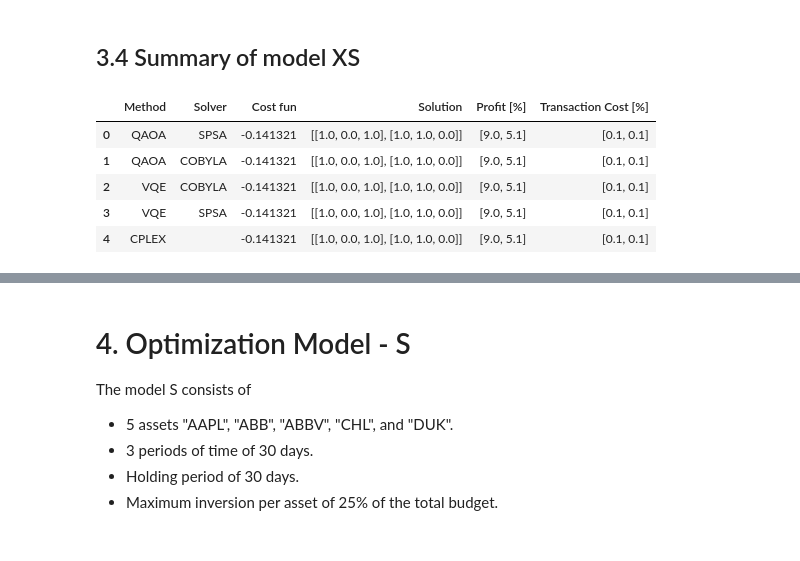
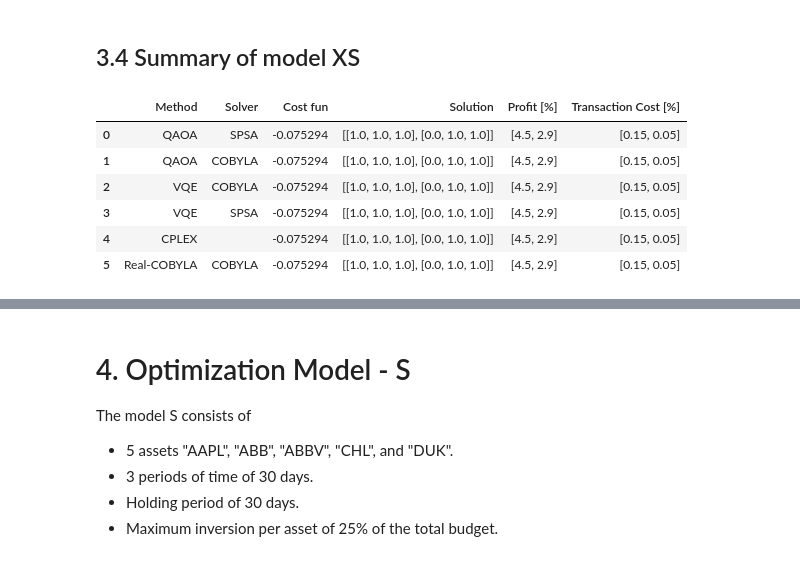
Before and after one commit to alejomonbar/Quantum-Counselor-for-Portfolio-Investment, a Jupyter notebook: Portfolio-Optimization.ipynb, the cells around one changed output, grey strips where cells are left out. Cells and saved outputs as stored; diff of their text form; code cells hidden in the pictures.

```diff
--- a/Portfolio-Optimization.ipynb
+++ b/Portfolio-Optimization.ipynb
@@ -260,8 +240,8 @@ xs["QAOA"]["COBYLA"] = Optimization_QAOA(xs["qubo"], reps=1, optimizer=COBYLA(ma
 **WARNING** Running the code below execute the problem on real hardware.
 </div>
 # %%
-xs["QAOA"]["Real-COBYLA"] = Optimization_QAOA(xs["qubo"], reps=1, optimizer=COBYLA(maxiter=1),
-                                                        provider=provider, backend=provider.get_backend("ibmq_qasm_simulator"))
+xs["QAOA"]["Real-COBYLA"] = Optimization_QAOA(xs["qubo"], reps=1, optimizer=COBYLA(maxiter=50),
+                                                        provider=provider_7, backend=provider_7.get_backend("ibmq_jakarta"))
 # %% [markdown]
 ## 3.2 VQE Solution using SPSA and SLSQP
 # %%
@@ -279,8 +259,8 @@ xs["VQE"]["SPSA"] = Optimization_VQE(xs["qubo"], ansatz=xs["ansatz"], optimizer=
 **WARNING** Running the code below execute the problem on real hardware.
 </div>
 # %%
-xs["VQE"]["Real-COBYLA"] = Optimization_VQE(xs["qubo"], ansatz=xs["ansatz"], optimizer=COBYLA(maxiter=5),
-                                             provider=provider_7, backend=backend_7)
+xs["VQE"]["Real-COBYLA"] = Optimization_VQE(xs["qubo"], ansatz=xs["ansatz"], optimizer=COBYLA(maxiter=1),
+                                             provider=provider_7, backend=provider_7.get_backend("ibmq_jakarta"))
 # %% [markdown]
 ## 3.3 Solution using CPLEX
 # %%
@@ -294,18 +274,19 @@ np.save(f"./Data/{user}/xs.npy", xs)
 # %%
 method = ["QAOA", "VQE"]
 solver = ["COBYLA", "SPSA"]
-xs_sol = [xs[met][sol][0].x.reshape(xs["periods"],-1) for met in method for sol in solver] + [xs["CPLEX"].x.reshape(xs["periods"],-1)]
-pd.DataFrame({"Method":["QAOA","QAOA", "VQE", "VQE", "CPLEX"],
-              "Solver":["SPSA", "COBYLA","COBYLA", "SPSA",""],
-              "Cost fun":[xs[met][sol][0].fval for met in method for sol in solver] + [xs["CPLEX"].fval],
+xs_sol = [xs[met][sol][0].x.reshape(xs["periods"],-1) for met in method for sol in solver] + [xs["CPLEX"].x.reshape(xs["periods"],-1)]+[xs["QAOA"]["Real-COBYLA"][0].x.reshape(xs["periods"],-1)]
+pd.DataFrame({"Method":["QAOA","QAOA", "VQE", "VQE", "CPLEX", "Real-COBYLA"],
+              "Solver":["SPSA", "COBYLA","COBYLA", "SPSA","", "COBYLA"],
+              "Cost fun":[xs[met][sol][0].fval for met in method for sol in solver] + [xs["CPLEX"].fval]+[xs["QAOA"]["Real-COBYLA"][0].fval],
               "Solution":xs_sol,
               "Profit [%]":[np.round(100*profits(_, xs["mu"], xs["lambda"], xs["periods"], xs["max_investment"]), 1) for _ in xs_sol],
               "Transaction Cost [%]":[100*transaction_costs(_, xs["lambda"], xs["periods"], xs["max_investment"]) for _ in xs_sol]
              })
 # %% [output]
 |  | Method | Solver | Cost fun | Solution | Profit [%] | Transaction Cost [%] |
-| 0 | QAOA | SPSA | -0.141321 | [[1.0, 0.0, 1.0], [1.0, 1.0, 0.0]] | [9.0, 5.1] | [0.1, 0.1] |
-| 1 | QAOA | COBYLA | -0.141321 | [[1.0, 0.0, 1.0], [1.0, 1.0, 0.0]] | [9.0, 5.1] | [0.1, 0.1] |
-| 2 | VQE | COBYLA | -0.141321 | [[1.0, 0.0, 1.0], [1.0, 1.0, 0.0]] | [9.0, 5.1] | [0.1, 0.1] |
-| 3 | VQE | SPSA | -0.141321 | [[1.0, 0.0, 1.0], [1.0, 1.0, 0.0]] | [9.0, 5.1] | [0.1, 0.1] |
-| 4 | CPLEX |  | -0.141321 | [[1.0, 0.0, 1.0], [1.0, 1.0, 0.0]] | [9.0, 5.1] | [0.1, 0.1] |
+| 0 | QAOA | SPSA | -0.075294 | [[1.0, 1.0, 1.0], [0.0, 1.0, 1.0]] | [4.5, 2.9] | [0.15, 0.05] |
+| 1 | QAOA | COBYLA | -0.075294 | [[1.0, 1.0, 1.0], [0.0, 1.0, 1.0]] | [4.5, 2.9] | [0.15, 0.05] |
+| 2 | VQE | COBYLA | -0.075294 | [[1.0, 1.0, 1.0], [0.0, 1.0, 1.0]] | [4.5, 2.9] | [0.15, 0.05] |
+| 3 | VQE | SPSA | -0.075294 | [[1.0, 1.0, 1.0], [0.0, 1.0, 1.0]] | [4.5, 2.9] | [0.15, 0.05] |
+| 4 | CPLEX |  | -0.075294 | [[1.0, 1.0, 1.0], [0.0, 1.0, 1.0]] | [4.5, 2.9] | [0.15, 0.05] |
+| 5 | Real-COBYLA | COBYLA | -0.075294 | [[1.0, 1.0, 1.0], [0.0, 1.0, 1.0]] | [4.5, 2.9] | [0.15, 0.05] |
```
Also changed, not shown: parts of 16 cells of this notebook, 4 other files.
